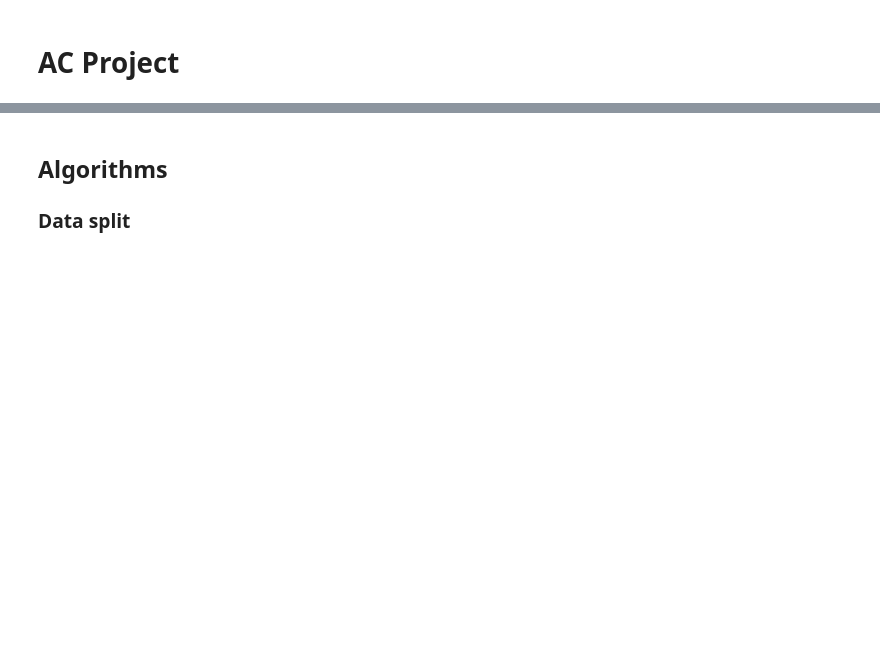
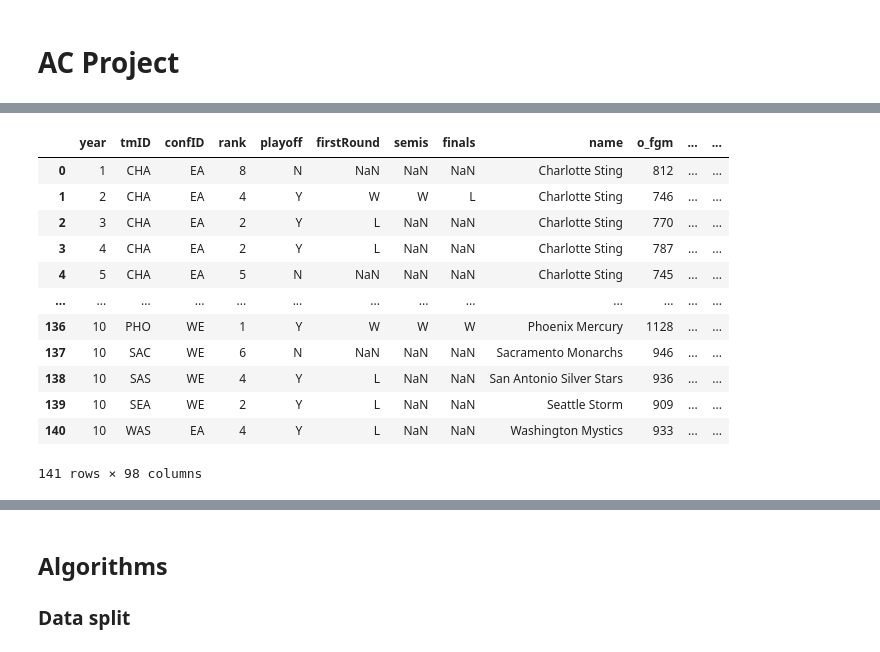
Before and after one commit to jotac431/FEUP-AC, a Jupyter notebook: basket.ipynb, the cells around one changed output, grey strips where cells are left out. Cells and saved outputs as stored; diff of their text form; code cells hidden in the pictures; blank space fills up the shorter version.

Commit message:
last_season adaptation

```diff
--- a/basket.ipynb
+++ b/basket.ipynb
@@ -71,31 +91,93 @@ players_data.head()
 # %%
 from datetime import datetime, date
 
 # Convert birthDate to age
 def age(born, year):
     born = datetime.strptime(born, "%Y-%m-%d").date()
     today = date.today()
     return (today.year-(25-year)) - born.year - ((today.month, today.day) < (born.month, born.day))
 
 # Add variables to teams data
+
 for idx, team in teams_data.iterrows():
         # Add average player height column to teams_data
         team_players_until_target_season = players_data[(players_data["year"] == team["year"] )&( players_data["tmID"] == team["tmID"])]
         team_players_avg_height = team_players_until_target_season["height"].mean()
         teams_data.loc[[idx], 'avg_height'] = team_players_avg_height
 
         # Add average player weight column to teams_data
         team_players_avg_weight = team_players_until_target_season["weight"].mean()
         teams_data.loc[[idx], 'avg_weight'] = team_players_avg_weight
 
         # Add average player age column to teams_data
         players_ages = team_players_until_target_season["birthDate"].apply(age, args=(team["year"],))
         team_players_avg_age = players_ages.mean()
         teams_data.loc[[idx], 'avg_age'] = team_players_avg_age
 
         # Add awards column to teams_data
-        team_awards_until_target_season = players_data[(players_data["year"] == team["year"] )&( players_data["tmID"] == team["tmID"])]
-        team_awards_num = team_awards_until_target_season["awards"].sum()
+        players = players_data[(players_data["year"] == team["year"] )&( players_data["tmID"] == team["tmID"])]
+        team_awards_num = players["awards"].sum()
         teams_data.loc[[idx], 'awards'] = team_awards_num
 
+        # Add number of playoff qualified in last two seasons; 1 if qualified only two years ago, 2 if only last season and 3 if both
+        playoff_last_two = 0
+        last_season = teams_data[(teams_data["year"] == team["year"]-1)&( teams_data["tmID"] == team["tmID"])]
+        older_season = teams_data[(teams_data["year"] == team["year"]-2)&( teams_data["tmID"] == team["tmID"])]
+        if(not last_season.empty):
+            if(last_season.iloc[0]["playoff"]=='Y'):
+                playoff_last_two+=2
+        if(not older_season.empty):
+            if(older_season.iloc[0]["playoff"]=='Y'):
+                playoff_last_two+=1
+        teams_data.loc[[idx], 'last_two_playoff'] = playoff_last_two
+
+        columns_to_create = ["points","oRebounds","dRebounds","rebounds","assists","steals","blocks","turnovers","PF","fgAttempted","fgMade","ftAttempted","ftMade","threeAttempted","threeMade","dq","PostGP","PostGS","PostMinutes","PostPoints","PostoRebounds","PostdRebounds","PostRebounds","PostAssists","PostSteals","PostBlocks","PostTurnovers","PostPF","PostfgAttempted","PostfgMade","PostftAttempted","PostftMade","PostthreeAttempted","PostthreeMade","PostDQ"]
+        # Add mean of values for players in actual team on previus two years
+        for column in columns_to_create:
+            teams_data.loc[[idx], column] = 0
+        for idx2, player in players.iterrows():
+            player_last_season = players_data[(players_data["year"] == player["year"]-1)&( players_data["playerID"] == player["playerID"])]
+            player_older_season = players_data[(players_data["year"] == player["year"]-2)&( players_data["playerID"] == player["playerID"])]
+            if(not player_last_season.empty):
+                if(not player_older_season.empty):
+                    for column in columns_to_create:
+                        teams_data.loc[[idx], column] +=  player_last_season.iloc[0][column]*.5+ player_older_season.iloc[0][column]*.5
+                else:
+                    for column in columns_to_create:
+                        teams_data.loc[[idx], column] +=  player_last_season.iloc[0][column]
+
+
+
+columns_to_replace = ["o_fgm","o_fga","o_ftm","o_fta","o_3pm","o_3pa","o_oreb","o_dreb","o_reb","o_asts",
+                      "o_pf","o_stl","o_to","o_blk","o_pts","d_fgm","d_fga","d_ftm","d_fta","d_3pm",
+                      "d_3pa","d_oreb","d_dreb","d_reb","d_asts","d_pf","d_stl","d_to","d_blk","d_pts",
+                      "tmORB","tmDRB","tmTRB","opptmORB","opptmDRB","opptmTRB","won","lost","GP",
+                      "homeW","homeL","awayW","awayL","confW","confL","min","attend","PPG"]
+
+teams_data_2=teams_data.copy()
+for idx, team in teams_data_2.iterrows():
+        last_season = teams_data[(teams_data["year"] == team["year"]-1)&( teams_data["tmID"] == team["tmID"])]
+        older_season = teams_data[(teams_data["year"] == team["year"]-2)&( teams_data["tmID"] == team["tmID"])]
+        if(not last_season.empty):
+            if(not older_season.empty):
+                for column in columns_to_replace:
+                    teams_data_2.loc[[idx], column] = last_season.iloc[0][column]/2+older_season.iloc[0][column]/2
+            else:
+                for column in columns_to_replace:
+                    teams_data_2.loc[[idx], column] = last_season.iloc[0][column]
+
 teams_data
+# %% [output]
+|  | year | tmID | confID | rank | playoff | firstRound | semis | finals | name | o_fgm | ... | ... |
+| 0 | 1 | CHA | EA | 8 | N | NaN | NaN | NaN | Charlotte Sting | 812 | ... | ... |
+| 1 | 2 | CHA | EA | 4 | Y | W | W | L | Charlotte Sting | 746 | ... | ... |
+| 2 | 3 | CHA | EA | 2 | Y | L | NaN | NaN | Charlotte Sting | 770 | ... | ... |
+| 3 | 4 | CHA | EA | 2 | Y | L | NaN | NaN | Charlotte Sting | 787 | ... | ... |
+| 4 | 5 | CHA | EA | 5 | N | NaN | NaN | NaN | Charlotte Sting | 745 | ... | ... |
+| ... | ... | ... | ... | ... | ... | ... | ... | ... | ... | ... | ... | ... |
+| 136 | 10 | PHO | WE | 1 | Y | W | W | W | Phoenix Mercury | 1128 | ... | ... |
+| 137 | 10 | SAC | WE | 6 | N | NaN | NaN | NaN | Sacramento Monarchs | 946 | ... | ... |
+| 138 | 10 | SAS | WE | 4 | Y | L | NaN | NaN | San Antonio Silver Stars | 936 | ... | ... |
+| 139 | 10 | SEA | WE | 2 | Y | L | NaN | NaN | Seattle Storm | 909 | ... | ... |
+| 140 | 10 | WAS | EA | 4 | Y | L | NaN | NaN | Washington Mystics | 933 | ... | ... |
+141 rows × 98 columns
```
Also changed, not shown: parts of 9 cells of this notebook, 1 other file.
